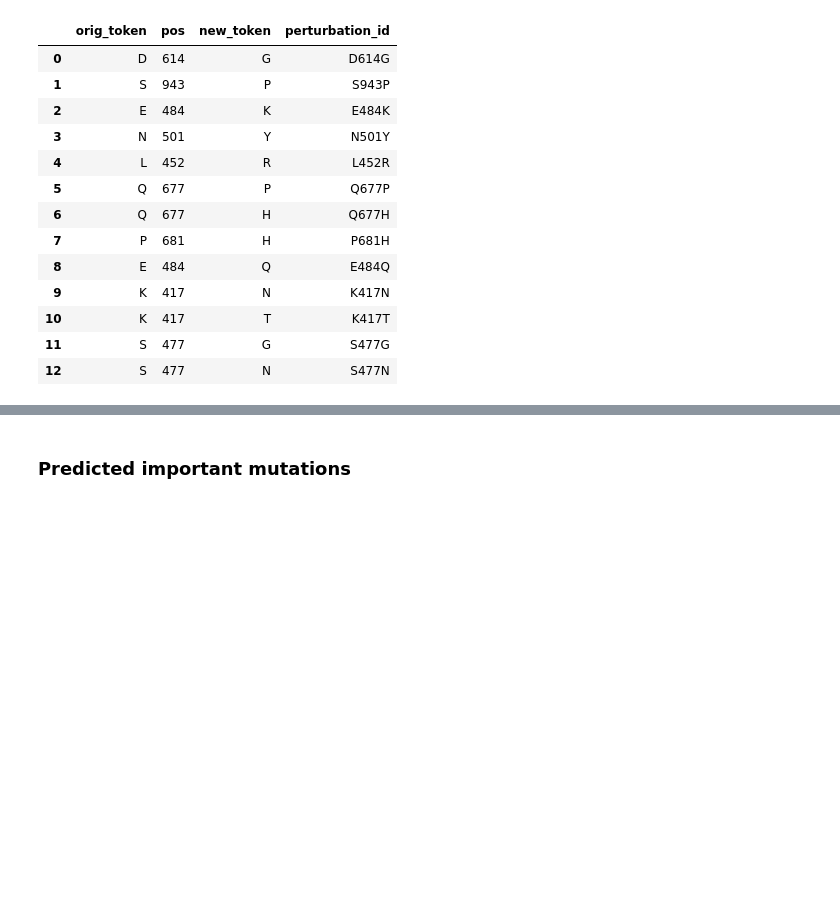
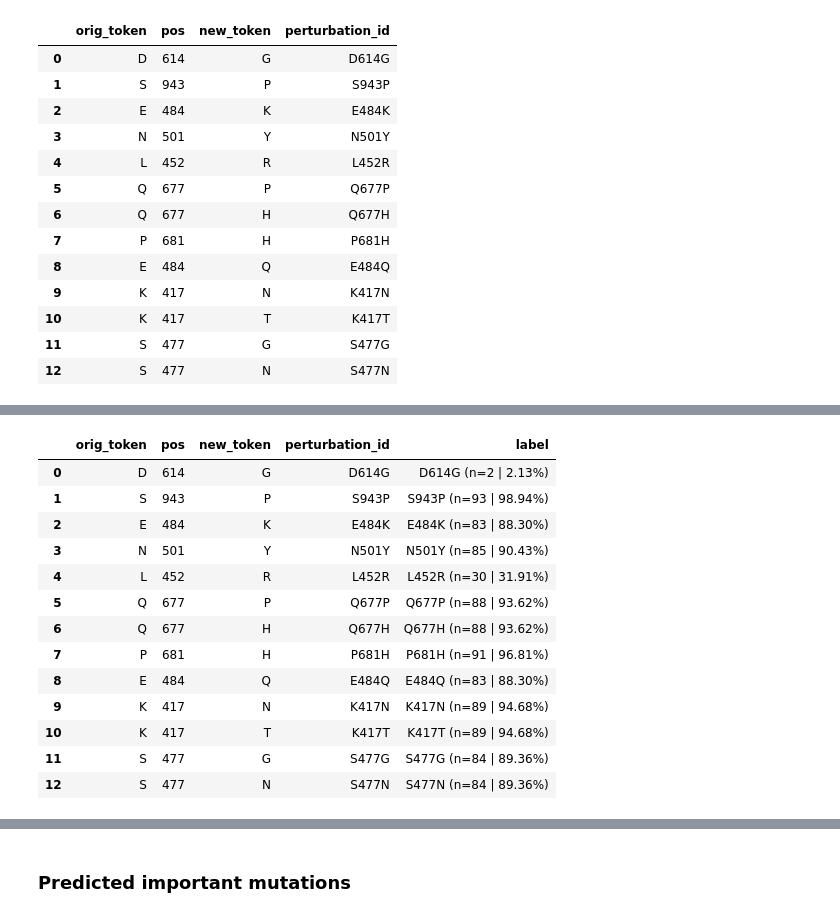
Before and after one commit to NSF-COMPASS-Center/HAVEN, a Jupyter notebook: src/jupyter_notebooks/perturbation/sars-cov-2/sarscov2-aligned-perturbation-analysis-uniref90-aligned-multi.ipynb, the cells around one changed output, grey strips where cells are left out. Cells and saved outputs as stored; diff of their text form; code cells hidden in the pictures; blank space fills up the shorter version.

```diff
--- a/src/jupyter_notebooks/perturbation/sars-cov-2/sarscov2-aligned-perturbation-analysis-uniref90-aligned-multi.ipynb
+++ b/src/jupyter_notebooks/perturbation/sars-cov-2/sarscov2-aligned-perturbation-analysis-uniref90-aligned-multi.ipynb
@@ -295,0 +281,18 @@ known_mutations_stats
+# %%
+s_mutations_df = s_mutations_df.merge(known_mutations_stats[["perturbation_id", "label"]], on="perturbation_id")
+s_mutations_df
+# %% [output]
+|  | orig_token | pos | new_token | perturbation_id | label |
+| 0 | D | 614 | G | D614G | D614G (n=2 | 2.13%) |
+| 1 | S | 943 | P | S943P | S943P (n=93 | 98.94%) |
+| 2 | E | 484 | K | E484K | E484K (n=83 | 88.30%) |
+| 3 | N | 501 | Y | N501Y | N501Y (n=85 | 90.43%) |
+| 4 | L | 452 | R | L452R | L452R (n=30 | 31.91%) |
+| 5 | Q | 677 | P | Q677P | Q677P (n=88 | 93.62%) |
+| 6 | Q | 677 | H | Q677H | Q677H (n=88 | 93.62%) |
+| 7 | P | 681 | H | P681H | P681H (n=91 | 96.81%) |
+| 8 | E | 484 | Q | E484Q | E484Q (n=83 | 88.30%) |
+| 9 | K | 417 | N | K417N | K417N (n=89 | 94.68%) |
+| 10 | K | 417 | T | K417T | K417T (n=89 | 94.68%) |
+| 11 | S | 477 | G | S477G | S477G (n=84 | 89.36%) |
+| 12 | S | 477 | N | S477N | S477N (n=84 | 89.36%) |
```
Also changed, not shown: parts of 13 cells of this notebook, 2 other files.
